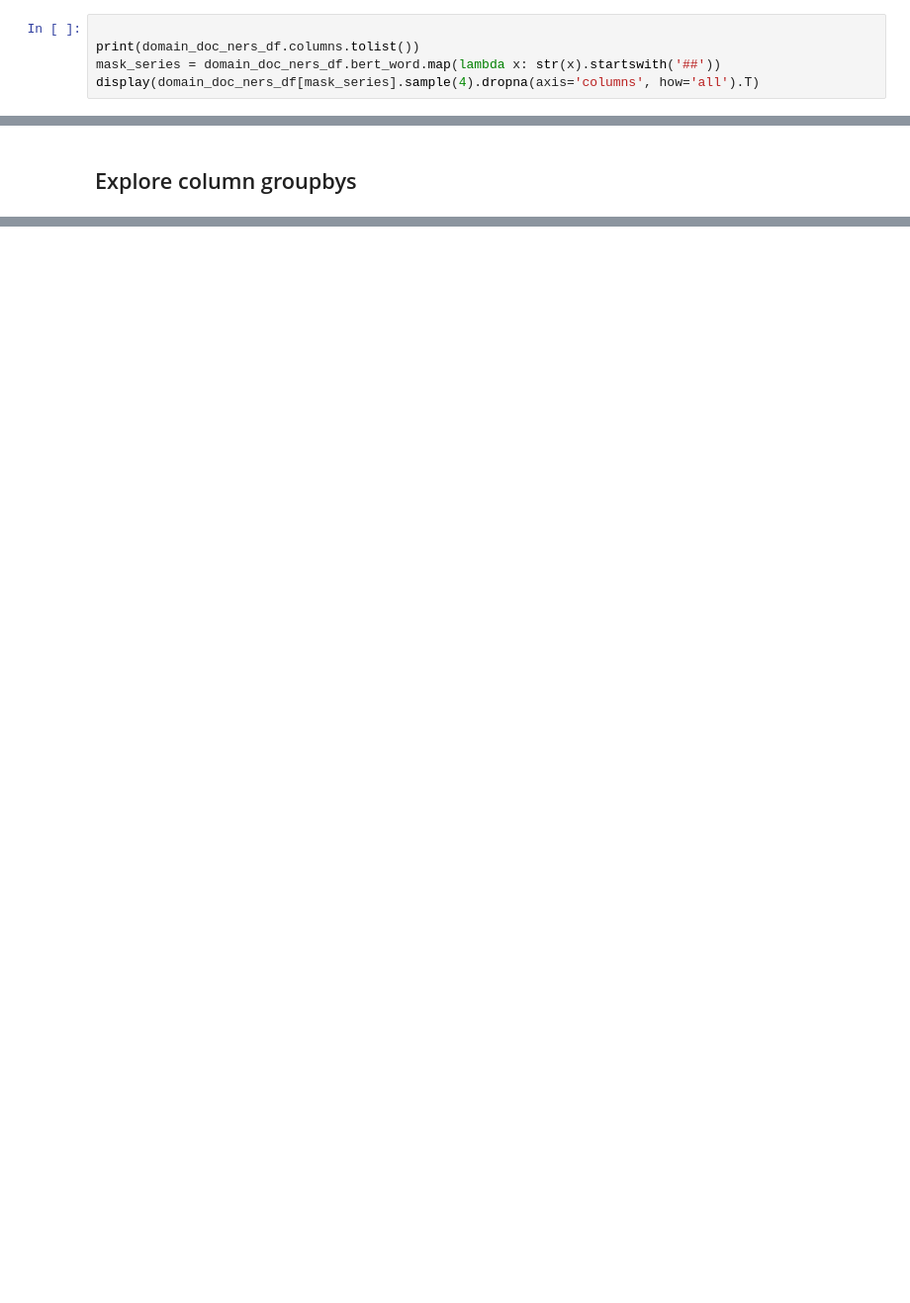
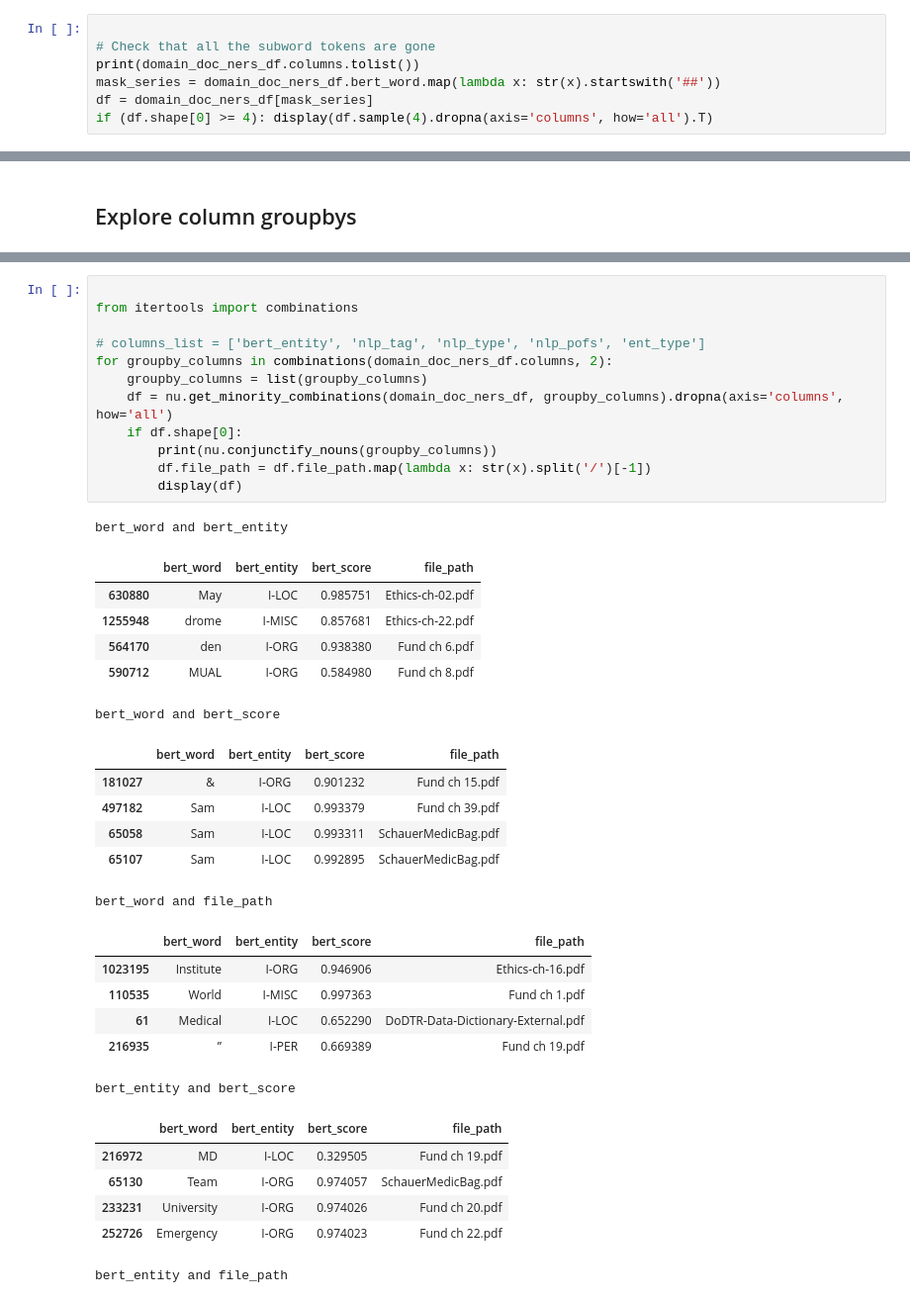
Before and after one commit to dbabbitt/itm-analysis-reporting-1, a Jupyter notebook: explorations/Parse Domain Documents for Entities.ipynb, the cells around one changed output, grey strips where cells are left out. Shown at 99% size. Cells and saved outputs as stored; diff of their text form; blank space fills up the shorter version.

Commit message:
fixed get_minority_combinations

```diff
--- a/explorations/Parse Domain Documents for Entities.ipynb
+++ b/explorations/Parse Domain Documents for Entities.ipynb
@@ -184,7 +185,9 @@ Saving to /mnt/c/Users/DaveBabbitt/Documents/GitHub/itm-analysis-reporting/saves
 # %%
 
+# Check that all the subword tokens are gone
 print(domain_doc_ners_df.columns.tolist())
 mask_series = domain_doc_ners_df.bert_word.map(lambda x: str(x).startswith('##'))
-display(domain_doc_ners_df[mask_series].sample(4).dropna(axis='columns', how='all').T)
+df = domain_doc_ners_df[mask_series]
+if (df.shape[0] >= 4): display(df.sample(4).dropna(axis='columns', how='all').T)
 # %% [output]
 ['bert_word', 'bert_entity', 'bert_score', 'file_path', 'nlp_word', 'nlp_tag', 'nlp_type', 'nlp_pofs', 'ent_phrase', 'ent_type', 'ent_start', 'ent_end']
@@ -347,0 +317,38 @@ for file_path, file_path_df in domain_doc_ners_df.groupby('file_path'):
+# %%
+
+from itertools import combinations
+
+# columns_list = ['bert_entity', 'nlp_tag', 'nlp_type', 'nlp_pofs', 'ent_type']
+for groupby_columns in combinations(domain_doc_ners_df.columns, 2):
+    groupby_columns = list(groupby_columns)
+    df = nu.get_minority_combinations(domain_doc_ners_df, groupby_columns).dropna(axis='columns', how='all')
+    if df.shape[0]:
+        print(nu.conjunctify_nouns(groupby_columns))
+        df.file_path = df.file_path.map(lambda x: str(x).split('/')[-1])
+        display(df)
+# %% [output]
+bert_word and bert_entity
+|  | bert_word | bert_entity | bert_score | file_path |
+| 630880 | May | I-LOC | 0.985751 | Ethics-ch-02.pdf |
+| 1255948 | drome | I-MISC | 0.857681 | Ethics-ch-22.pdf |
+| 564170 | den | I-ORG | 0.938380 | Fund ch 6.pdf |
+| 590712 | MUAL | I-ORG | 0.584980 | Fund ch 8.pdf |
+bert_word and bert_score
+|  | bert_word | bert_entity | bert_score | file_path |
+| 181027 | & | I-ORG | 0.901232 | Fund ch 15.pdf |
+| 497182 | Sam | I-LOC | 0.993379 | Fund ch 39.pdf |
+| 65058 | Sam | I-LOC | 0.993311 | SchauerMedicBag.pdf |
+| 65107 | Sam | I-LOC | 0.992895 | SchauerMedicBag.pdf |
+bert_word and file_path
+|  | bert_word | bert_entity | bert_score | file_path |
+| 1023195 | Institute | I-ORG | 0.946906 | Ethics-ch-16.pdf |
+| 110535 | World | I-MISC | 0.997363 | Fund ch 1.pdf |
+| 61 | Medical | I-LOC | 0.652290 | DoDTR-Data-Dictionary-External.pdf |
+| 216935 | ” | I-PER | 0.669389 | Fund ch 19.pdf |
+bert_entity and bert_score
+|  | bert_word | bert_entity | bert_score | file_path |
+| 216972 | MD | I-LOC | 0.329505 | Fund ch 19.pdf |
+| 65130 | Team | I-ORG | 0.974057 | SchauerMedicBag.pdf |
+| 233231 | University | I-ORG | 0.974026 | Fund ch 20.pdf |
+| 252726 | Emergency | I-ORG | 0.974023 | Fund ch 22.pdf |
+bert_entity and file_path
```
Also changed, not shown: parts of 15 cells of this notebook, 2 other files.
